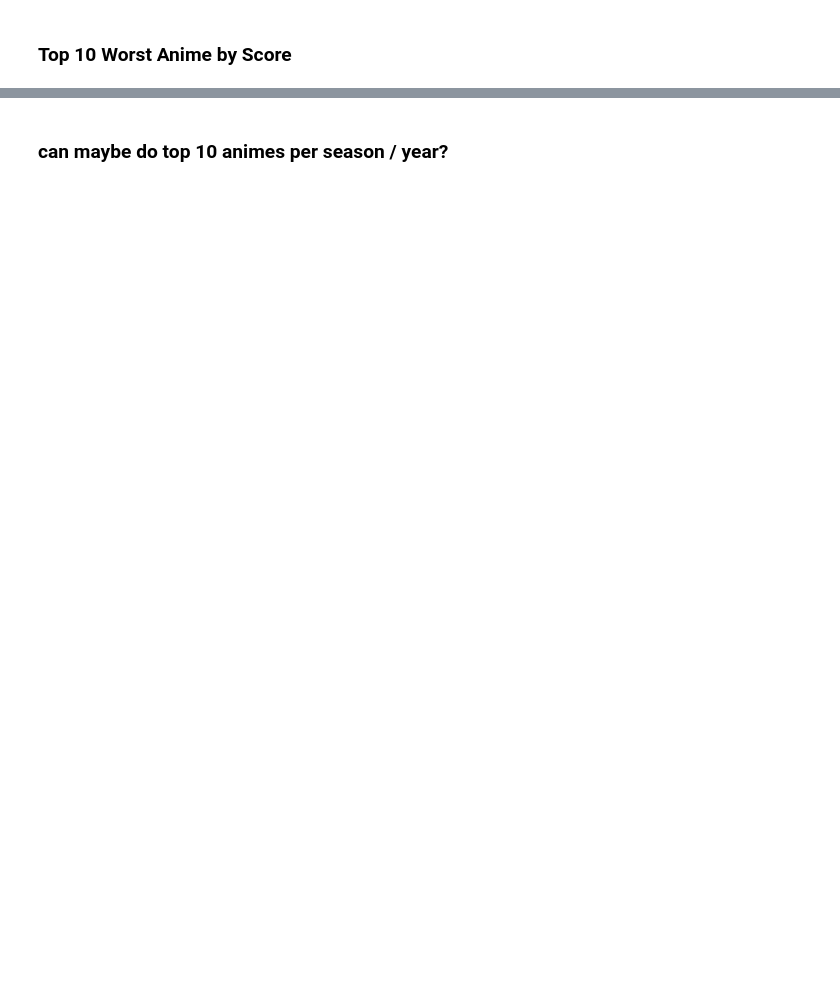
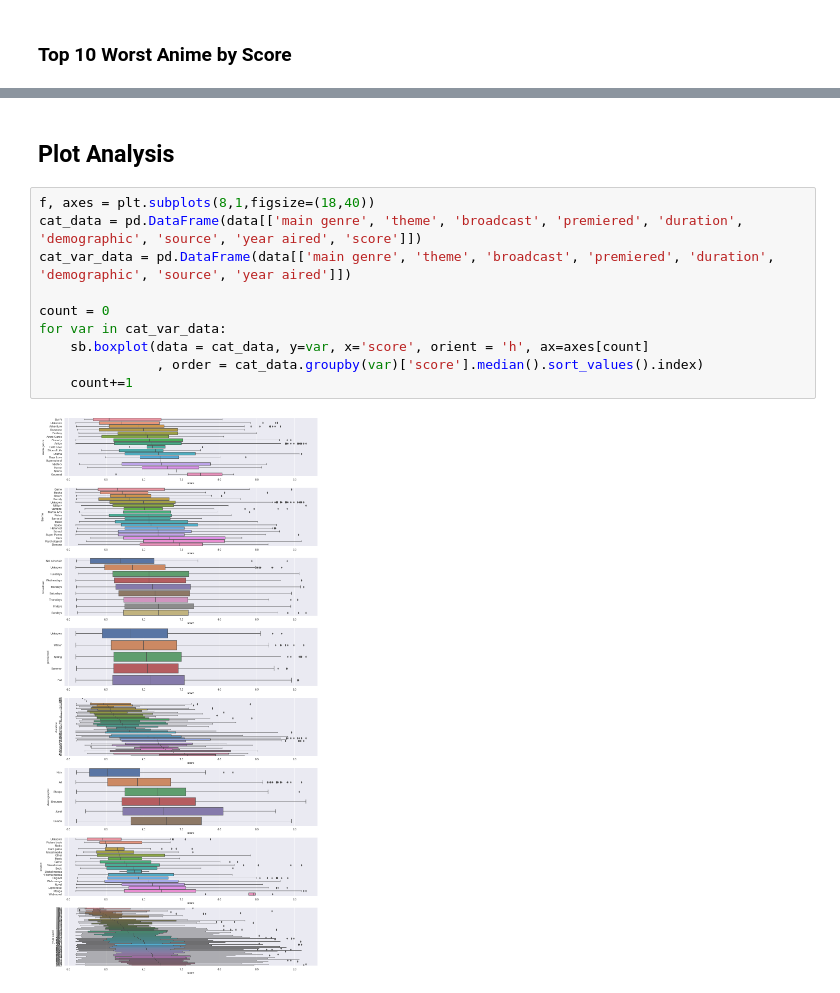
Before and after one commit to SohWeeKiat/DSAI_SC1015_Assignment, a Jupyter notebook: Exploratory Analysis/SC1015 Assignment.ipynb, the cells around one changed output, grey strips where cells are left out. Cells and saved outputs as stored; diff of their text form; blank space fills up the shorter version.

```diff
--- a/Exploratory Analysis/SC1015 Assignment.ipynb
+++ b/Exploratory Analysis/SC1015 Assignment.ipynb
@@ -173,2 +122,14 @@ data.sort_values('score', ascending=True).head(10).iloc[:,3:]
 # %% [markdown]
-### can maybe do top 10 animes per season / year?
+## Plot Analysis
+# %%
+f, axes = plt.subplots(8,1,figsize=(18,40))
+cat_data = pd.DataFrame(data[['main genre', 'theme', 'broadcast', 'premiered', 'duration', 'demographic', 'source', 'year aired', 'score']])
+cat_var_data = pd.DataFrame(data[['main genre', 'theme', 'broadcast', 'premiered', 'duration', 'demographic', 'source', 'year aired']])
+
+count = 0
+for var in cat_var_data:
+    sb.boxplot(data = cat_data, y=var, x='score', orient = 'h', ax=axes[count]
+               , order = cat_data.groupby(var)['score'].median().sort_values().index)
+    count+=1
+# %% [output]
+[figure, added]
```
Also changed, not shown: parts of 9 cells of this notebook, 2 other files.
